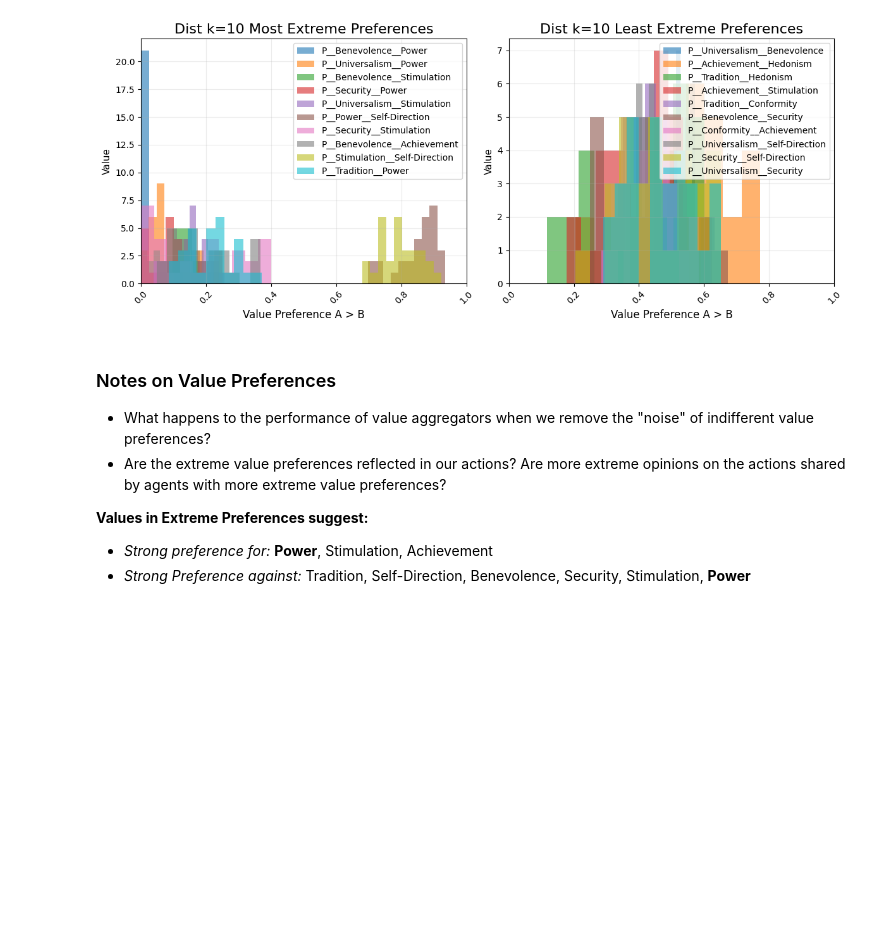
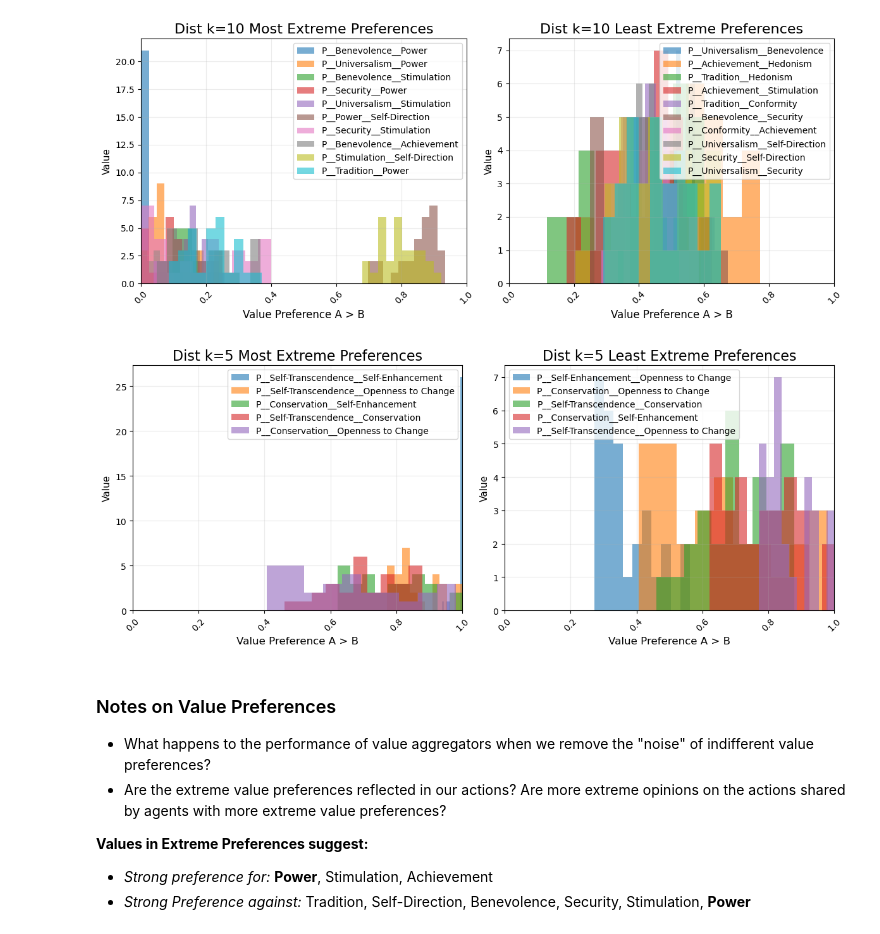
Before and after one commit to JosephTrevorrow/HCVA-plus-plus, a Jupyter notebook: value_systems/all_country_value_system_explorer.ipynb, the cells around one changed output. Saved outputs shown, nothing was run; the diff lists cells and outputs as text; code cells hidden in the pictures; blank space fills up the shorter version.

Commit message:
Added comparison for abstracted vals and individual vals

```diff
--- a/value_systems/all_country_value_system_explorer.ipynb
+++ b/value_systems/all_country_value_system_explorer.ipynb
@@ -2,6 +2,6 @@
 import pandas as pd
 from sklearn.cluster import KMeans
 
-value_system_df = pd.read_csv('value_systems/ESS_value_system.csv', sep=',', na_values=[''], quotechar='"')
+value_system_df = pd.read_csv('ESS_value_system.csv', sep=',', na_values=[''], quotechar='"')
 value_system_df
 # %% [output]
@@ -9,3 +26,3 @@ FileNotFoundError: [Errno 2] No such file or directory: 'value_systems/ESS_value
 # %%
-abstracted_system_df = pd.read_csv('value_systems/ESS_ABSTRACTED_value_system.csv', sep=',', na_values=[''], quotechar='"')
-value_system_df
+abstracted_system_df = pd.read_csv('ESS_ABSTRACTED_value_system.csv', sep=',', na_values=[''], quotechar='"')
+abstracted_system_df
@@ -39,6 +75,18 @@ for col in pref_cols.columns:
         symmetrical_col = "P__"+ col_split[2] + "__" + col_split[1]
         if col in pref_cols.columns:
             pref_cols = pref_cols.drop(columns=[symmetrical_col], axis=1)
+
+abstracted_pref_cols = pd.DataFrame(abstracted_system_df.filter(regex="^P__"))
+# Remove all cols that have the same two values (P__Universalism__Universalism, P__Benevolence__Benevolence, etc.)
+for col in abstracted_pref_cols.columns:
+    col_split = col.split("__")
+    if len(col_split) == 3 and col_split[1] == col_split[2]:
+        abstracted_pref_cols = abstracted_pref_cols.drop(col, axis=1)
+    else:
+        # Not dropped, so drop the symmetrical col (P__A__B == P__B__A)
+        symmetrical_col = "P__"+ col_split[2] + "__" + col_split[1]
+        if col in abstracted_pref_cols.columns:
+            abstracted_pref_cols = abstracted_pref_cols.drop(columns=[symmetrical_col], axis=1)
 # %%
 stds = pref_cols.std()
 stds = stds.sort_values(ascending=True)
@@ -111,6 +159,56 @@ plt.tight_layout()
 plt.show()
 # %% [output]
 [figure]
+# %%
+# There are 45 pairwise comparisons, look at top 10 for each (most nothing, most strong)
+import matplotlib.pyplot as plt
+k = 5
+# Find cols that have a mean closest to 0 or 1, find the absolute difference to either 0 or 1 (depending on which side of 0.5 they're on), and then rank the distances
+high_means = abstracted_pref_cols.mean(axis=0).sort_values(ascending=False)
+low_means = abstracted_pref_cols.mean(axis=0).sort_values(ascending=True)
+# Clip values
+high_means = high_means.clip(lower=0.5, upper=1.0)
+low_means = low_means.clip(lower=0.0, upper=0.5)
+# Find diff
+high_means = 1 - high_means
+# Concat
+means = pd.concat([high_means, low_means])
+means = means.sort_values(ascending=True)
+
+means_keys_high = means.keys().tolist()[:k]
+#print("High keys: ", means_keys_high)
+means = means.sort_values(ascending=False)
+means_keys_low = means.keys().tolist()[:k]
+#print("Low keys: ", means_keys_low)
+
+fig, axes = plt.subplots(1, 2, figsize=(12, 5), gridspec_kw={"width_ratios": [1, 1]})
+
+for col in means_keys_high:
+    abstracted_pref_cols.hist(col, bins=10, alpha=0.6, label=col, ax=axes[0])
+axes[0].set_title(f"Dist k={k} Most Extreme Preferences", fontsize=16)
+axes[0].set_xlabel('Value Preference A > B', fontsize=12)
+axes[0].set_ylabel('Frequency Amongst Agents', fontsize=12)
+axes[0].legend(fontsize=10)
+axes[0].set_ylabel("Value", fontsize=11)
+axes[0].tick_params(axis="x", rotation=45)
+axes[0].grid(alpha=0.25)
+axes[0].set_xlim(0, 1)
+
+for col in means_keys_low:
+    abstracted_pref_cols.hist(col, bins=10, alpha=0.6, label=col, ax=axes[1])
+axes[1].set_title(f"Dist k={k} Least Extreme Preferences", fontsize=16)
+axes[1].set_xlabel('Value Preference A > B', fontsize=12)
+axes[1].set_ylabel('Frequency Amongst Agents', fontsize=12)
+axes[1].legend(fontsize=10)
+axes[1].set_ylabel("Value", fontsize=11)
+axes[1].tick_params(axis="x", rotation=45)
+axes[1].grid(alpha=0.25)
+axes[1].set_xlim(0, 1)
+
+plt.tight_layout()
+plt.show()
+# %% [output]
+[figure, added]
 # %% [markdown]
 ### Notes on Value Preferences
 - What happens to the performance of value aggregators when we remove the "noise" of indifferent value preferences?
```
Also changed, not shown: parts of 2 cells of this notebook.
